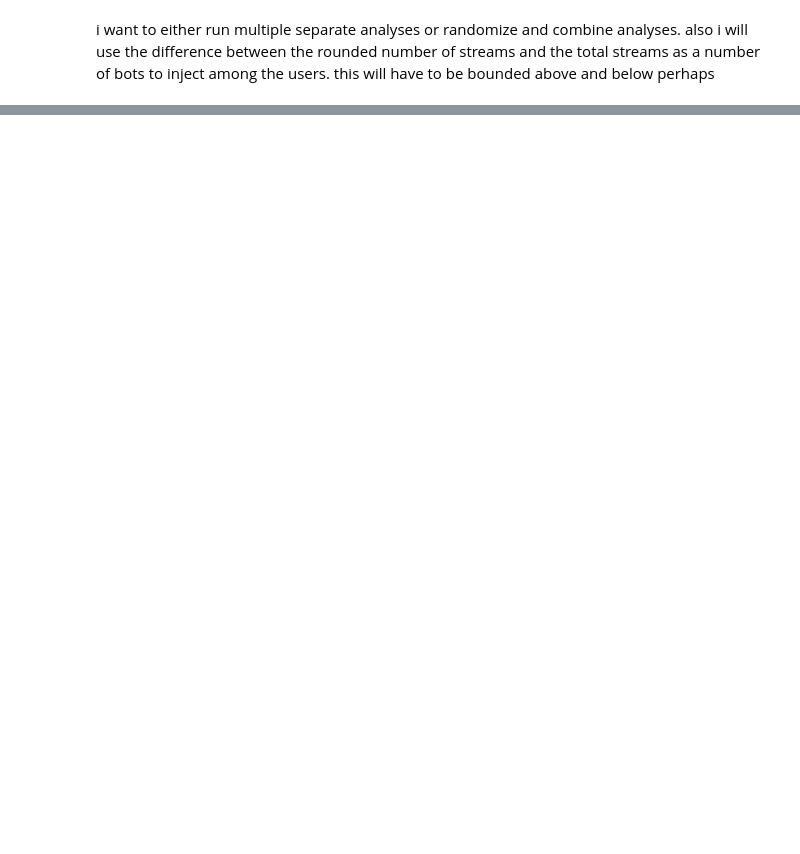
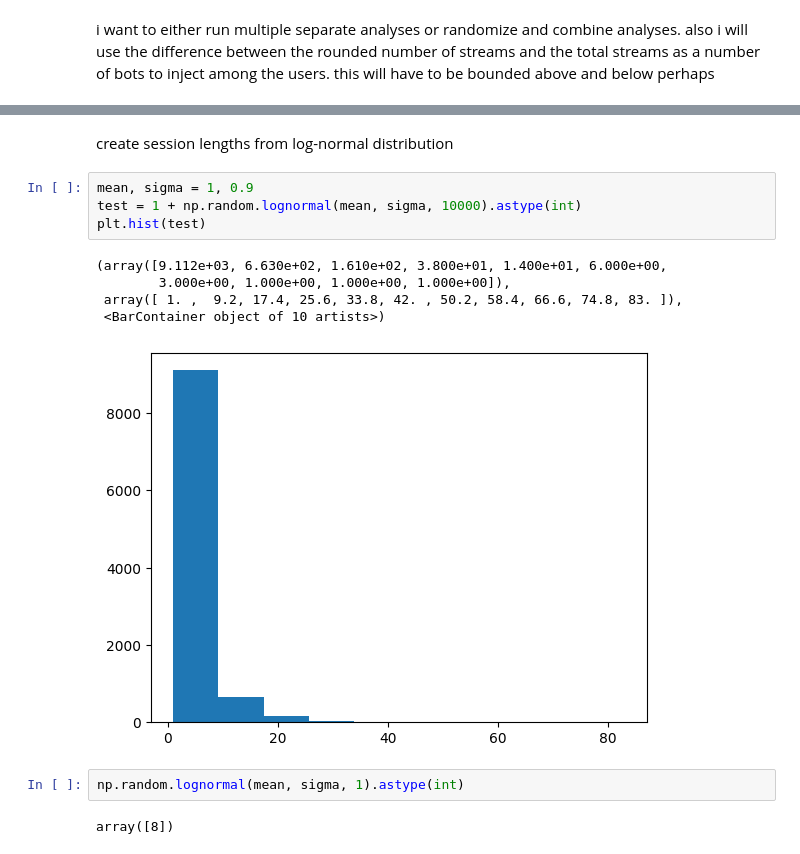
Before and after one commit to evanfrang/streaming_fraud_analysis, a Jupyter notebook: eda.ipynb, the cells around one changed output, grey strips where cells are left out. Cells and saved outputs as stored; diff of their text form; blank space fills up the shorter version.

```diff
--- a/eda.ipynb
+++ b/eda.ipynb
@@ -152,0 +146,16 @@ i want to either run multiple separate analyses or randomize and combine analyse
+# %% [markdown]
+create session lengths from log-normal distribution
+# %%
+mean, sigma = 1, 0.9
+test = 1 + np.random.lognormal(mean, sigma, 10000).astype(int)
+plt.hist(test)
+# %% [output]
+(array([9.112e+03, 6.630e+02, 1.610e+02, 3.800e+01, 1.400e+01, 6.000e+00,
+        3.000e+00, 1.000e+00, 1.000e+00, 1.000e+00]),
+ array([ 1. ,  9.2, 17.4, 25.6, 33.8, 42. , 50.2, 58.4, 66.6, 74.8, 83. ]),
+ <BarContainer object of 10 artists>)
+[figure, added]
+# %%
+np.random.lognormal(mean, sigma, 1).astype(int)
+# %% [output]
+array([8])
```
Also changed, not shown: parts of 12 cells of this notebook.
